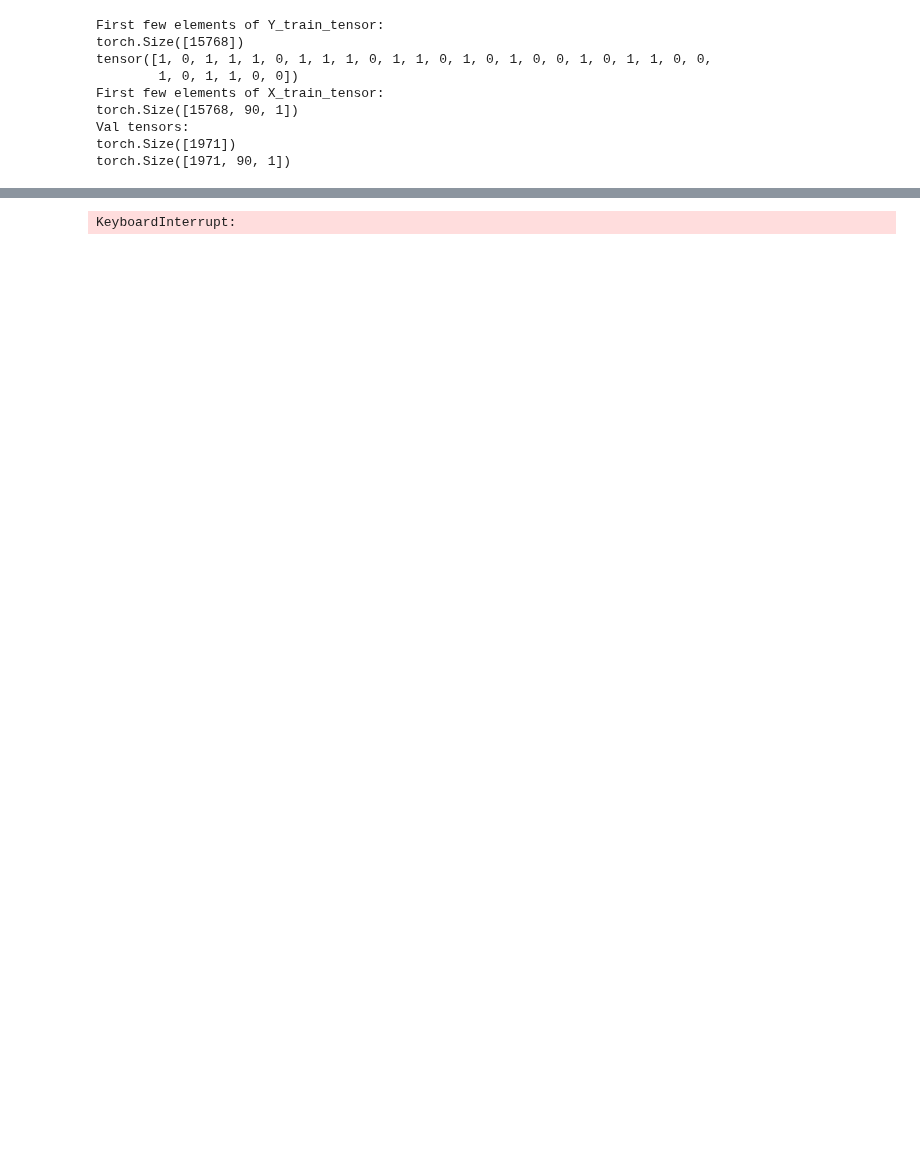
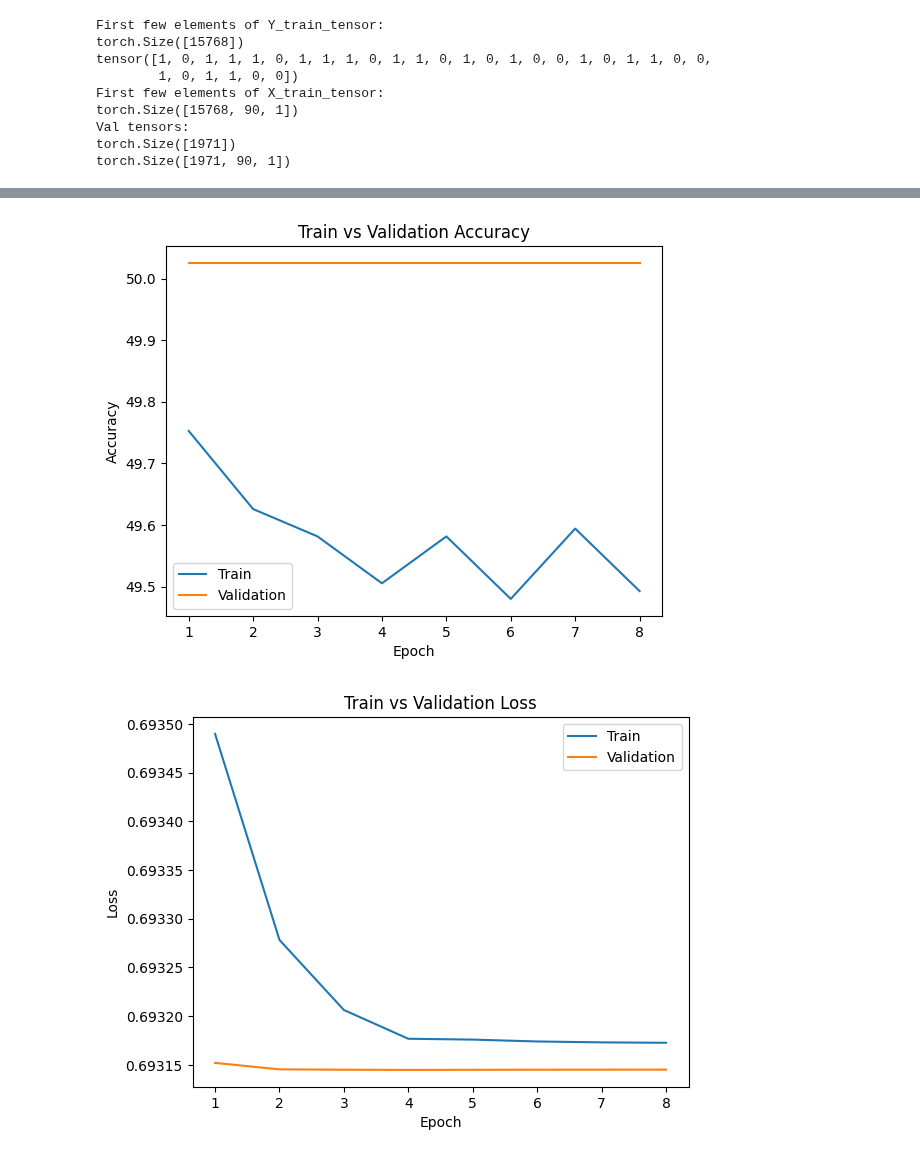
Before and after one commit to antoinevilain001/aps360project, a Jupyter notebook: antoine/cnn2.ipynb, the cells around one changed output, grey strips where cells are left out. Drawn from its saved outputs; the diff is of its cells as text; code cells hidden in the pictures; blank space fills up the shorter version.

```diff
--- a/antoine/cnn2.ipynb
+++ b/antoine/cnn2.ipynb
@@ -218,7 +218,7 @@ def train_and_validate(model, train_loader, val_loader, epochs=100, patience=20,
                     print("Predicted: ", predicted[:3])
                     print("Labels: ", labels[:3])
                 '''
-                print("Predicted: ", predicted[])
+                #print("Predicted: ", predicted[:])
 
         avg_val_loss = val_loss / len(val_loader)
         val_accuracy = 100 * val_correct / val_total
@@ -288,7 +288,6 @@ class AntoineNet(nn.Module):
         self.bn1 = nn.BatchNorm1d(16)
         self.conv2 = nn.Conv1d(in_channels=16, out_channels=32, kernel_size=3, padding=1)
         self.bn2 = nn.BatchNorm1d(32)
-        self.pool = nn.MaxPool1d(kernel_size=2, stride=2)  # Downsamples
 
         # LSTM for Temporal Modeling
         self.lstm = nn.LSTM(input_size=32, hidden_size=64, num_layers=1, batch_first=True)
@@ -305,8 +304,8 @@ class AntoineNet(nn.Module):
         x = x.view(x.size(0), 1, 90)  # Ensure shape (batch, 1, 90)
 
         # Pass through Conv Layers
-        x = self.pool(self.leaky_relu(self.bn1(self.conv1(x))))
-        x = self.pool(self.leaky_relu(self.bn2(self.conv2(x))))  # Now shape: (batch, 32, new_seq_len)
+        x = self.leaky_relu(self.bn1(self.conv1(x)))
+        x = self.leaky_relu(self.bn2(self.conv2(x)))  # No pooling now, keep full sequence
 
         # Prepare for LSTM: (batch, seq_len, features)
         x = x.permute(0, 2, 1)  # Change to (batch, seq_len, channels)
@@ -317,7 +316,6 @@ class AntoineNet(nn.Module):
 
         # Fully Connected Layers
         x = F.relu(self.fc1(x))
-        #x = self.dropout(x)
         x = self.fc2(x)  # No activation (BCEWithLogitsLoss expects raw logits)
 
         return x
@@ -327,11 +325,11 @@ class AntoineNet(nn.Module):
 my_model = AntoineNet()
 my_model.apply(init_weights)
 
-batch_size = 16
+batch_size = 32
 train_loader = DataLoader(train_dataset, batch_size=batch_size, shuffle=False) # don't shuffle for LTSM?
 val_loader = DataLoader(val_dataset, batch_size=batch_size, shuffle=False)
 
 # Train Model
 #my_model = train_and_validate(model=my_model, train_loader=sanity_loader, val_loader=sanity_loader, epochs=100, patience=100)
-my_model = train_and_validate(model=my_model, train_loader=train_loader, val_loader=val_loader, epochs=20, patience=20, print_every=1)
+my_model = train_and_validate(model=my_model, train_loader=train_loader, val_loader=val_loader, epochs=10, patience=4, print_every=1)
 # %% [output]
@@ -355 +353,2 @@ Val Loss: 0.6931 | Val Accuracy: 50.03%
-KeyboardInterrupt:
+[figure, added]
+[figure, added]
```
Also changed, not shown: parts of 1 cell of this notebook.
